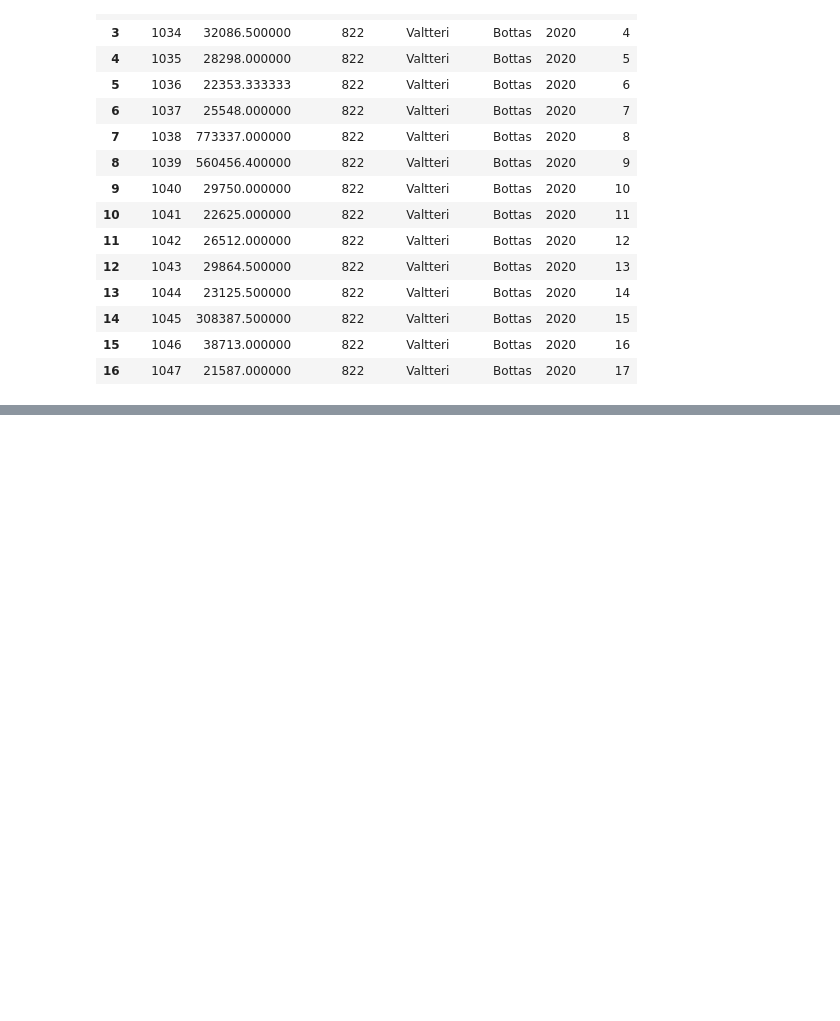
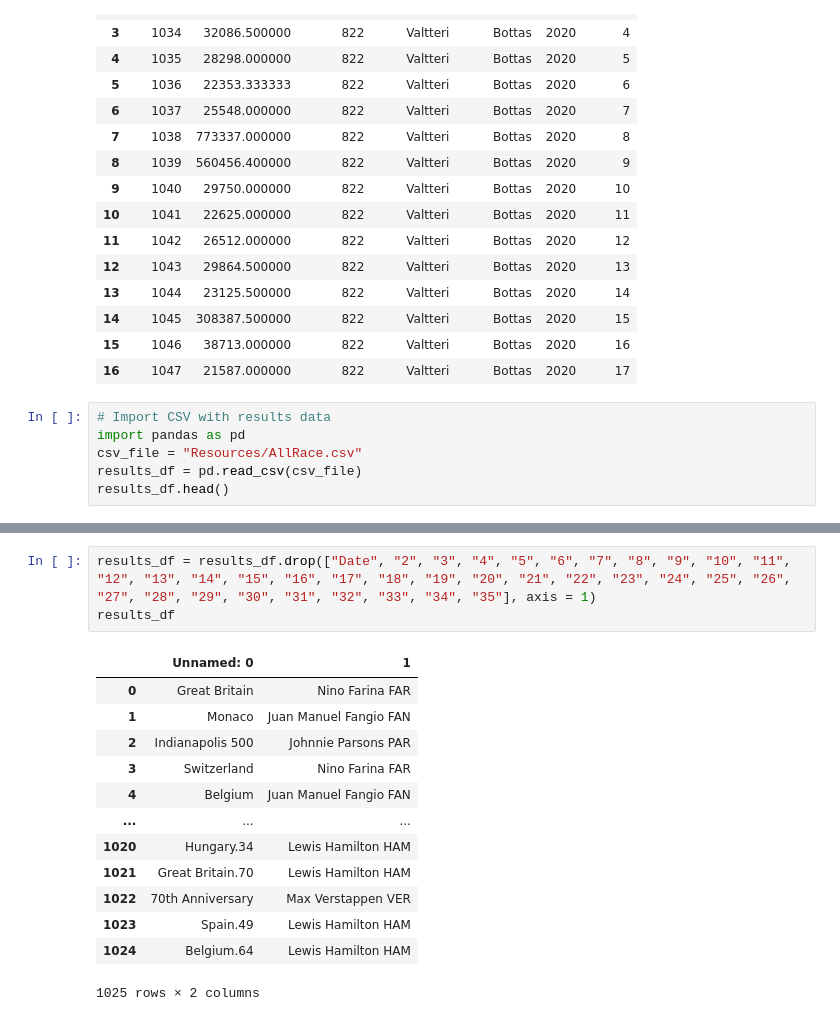
Before and after one commit to halabi93/Formula1-Dashboard, a Jupyter notebook: dftransform.ipynb, the cells around one changed output, grey strips where cells are left out. Cells and saved outputs as stored; diff of their text form; blank space fills up the shorter version.

```diff
--- a/dftransform.ipynb
+++ b/dftransform.ipynb
@@ -475,3 +475,9 @@ avg_fastest_lap_df
 | 14 | 1045 | 308387.500000 | 822 | Valtteri | Bottas | 2020 | 15 |
 | 15 | 1046 | 38713.000000 | 822 | Valtteri | Bottas | 2020 | 16 |
 | 16 | 1047 | 21587.000000 | 822 | Valtteri | Bottas | 2020 | 17 |
+# %%
+# Import CSV with results data
+import pandas as pd
+csv_file = "Resources/AllRace.csv"
+results_df = pd.read_csv(csv_file)
+results_df.head()
@@ -477,0 +492,17 @@ avg_fastest_lap_df
+# %%
+results_df = results_df.drop(["Date", "2", "3", "4", "5", "6", "7", "8", "9", "10", "11", "12", "13", "14", "15", "16", "17", "18", "19", "20", "21", "22", "23", "24", "25", "26", "27", "28", "29", "30", "31", "32", "33", "34", "35"], axis = 1)
+results_df
+# %% [output]
+|  | Unnamed: 0 | 1 |
+| 0 | Great Britain | Nino Farina FAR |
+| 1 | Monaco | Juan Manuel Fangio FAN |
+| 2 | Indianapolis 500 | Johnnie Parsons PAR |
+| 3 | Switzerland | Nino Farina FAR |
+| 4 | Belgium | Juan Manuel Fangio FAN |
+| ... | ... | ... |
+| 1020 | Hungary.34 | Lewis Hamilton HAM |
+| 1021 | Great Britain.70 | Lewis Hamilton HAM |
+| 1022 | 70th Anniversary | Max Verstappen VER |
+| 1023 | Spain.49 | Lewis Hamilton HAM |
+| 1024 | Belgium.64 | Lewis Hamilton HAM |
+1025 rows × 2 columns
```
Also changed, not shown: parts of 5 cells of this notebook, 5 other files.
